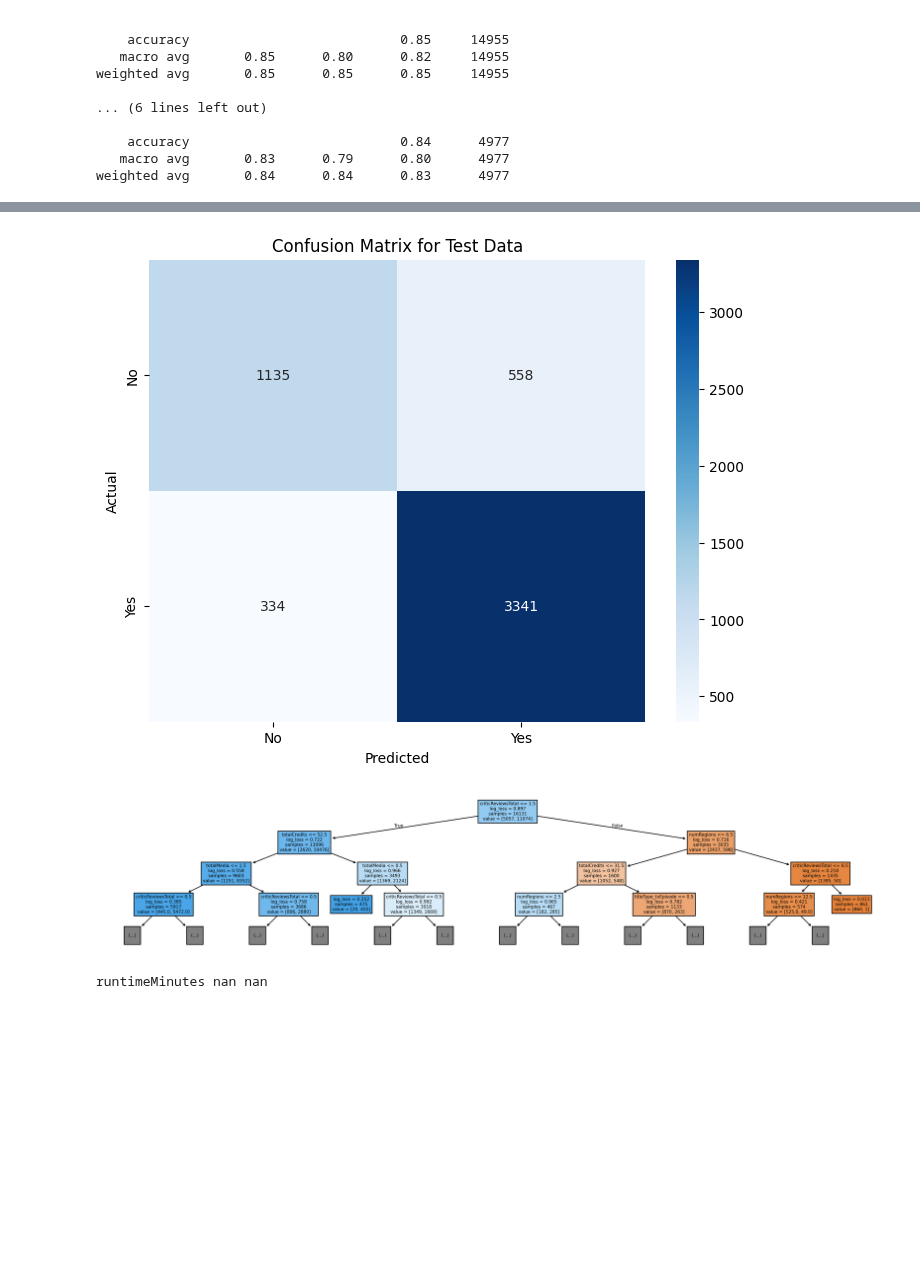
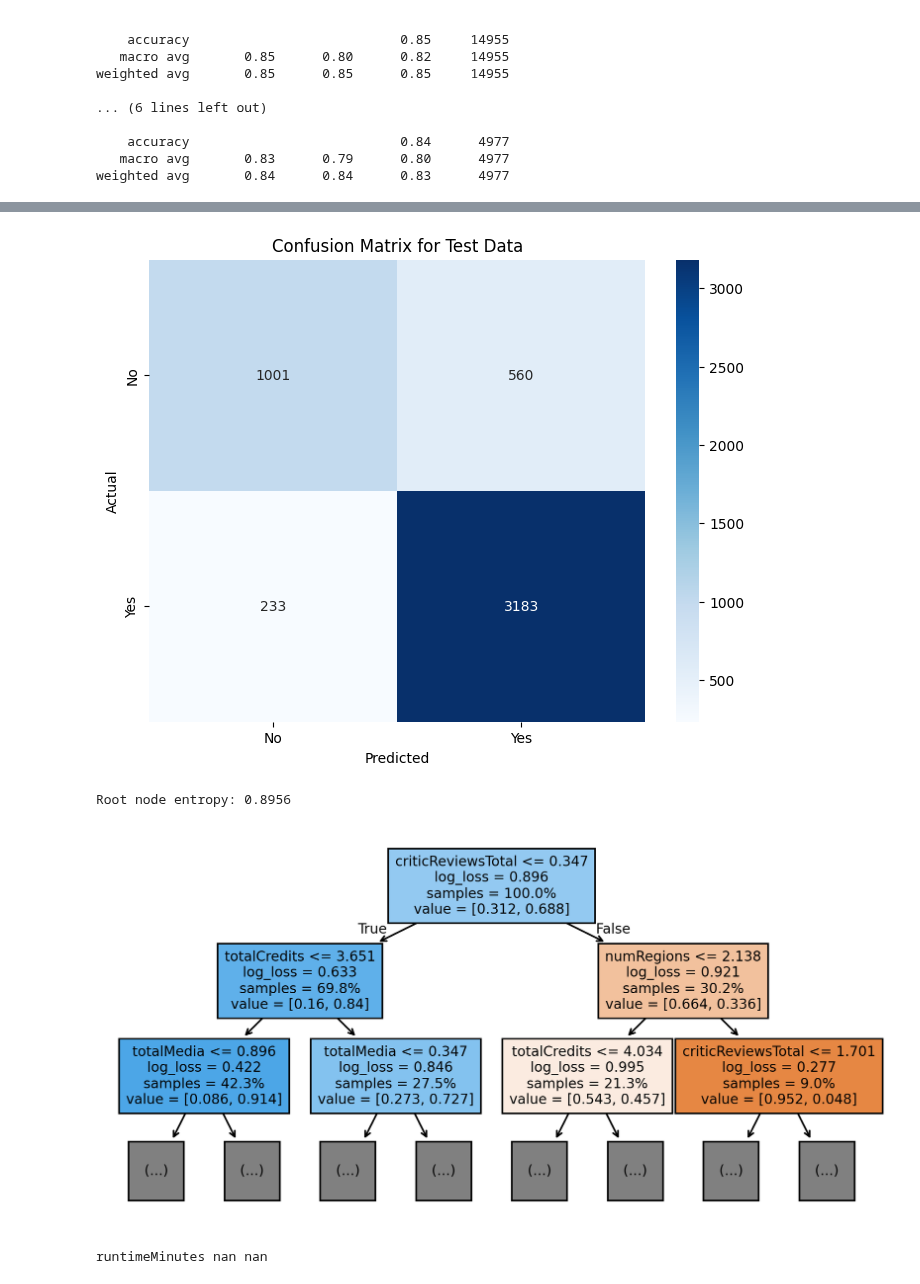
Before and after one commit to ChefBB/data_mining_1, a Jupyter notebook: code/binary_decision_trees.ipynb, the cells around one changed output, grey strips where cells are left out. Saved outputs shown, nothing was run; the diff lists cells and outputs as text; code cells hidden in the pictures; blank space fills up the shorter version.

```diff
--- a/code/binary_decision_trees.ipynb
+++ b/code/binary_decision_trees.ipynb
@@ -3,6 +3,10 @@ from support.df_init import init
 
 train = init()
 test = init('pp_test.csv')
+# %%
+from support.transformations import apply_transformations
+
+train, test = apply_transformations(train, test)
 # %%
 train.columns
 # %% [output]
@@ -277,15 +281,27 @@ plt.xlabel("Predicted")
 plt.ylabel("Actual")
 plt.show()
 # %% [output]
-[figure, old version]
+[figure, new version]
 # %%
 from sklearn.tree import plot_tree
+from scipy.stats import entropy as scipy_entropy
+import numpy as np
 
-plt.figure(figsize=(20, 4), dpi=300)
-plot_tree(clf, feature_names=feats, filled=True, max_depth=3,)
+plt.figure(figsize=(8, 4), dpi=300)
+
+# Calculate and display tree entropy at the root node
+
+# Get class probabilities at the root node
+root_value = clf.tree_.value[0][0]
+root_probs = root_value / root_value.sum()
+root_entropy = scipy_entropy(root_probs, base=2)
+print(f"Root node entropy: {root_entropy:.4f}")
+plot_tree(clf, feature_names=feats, filled=True,
+          max_depth=2, fontsize=8, proportion=True)
 plt.show()
 # %% [output]
+Root node entropy: 0.8956
-[figure, old version]
+[figure, new version]
 # %%
 from support.outliers import detect_outliers
 
```
Also changed, not shown: parts of 4 cells of this notebook, 1 other file.
